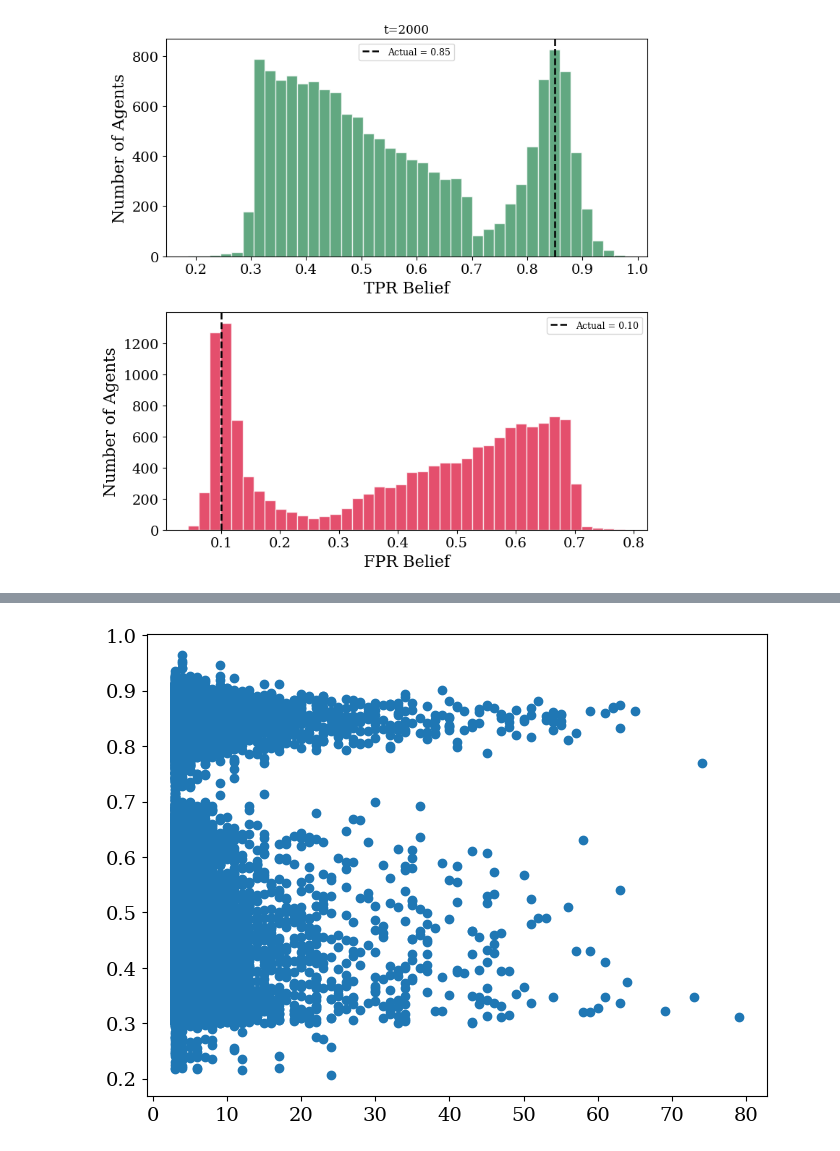
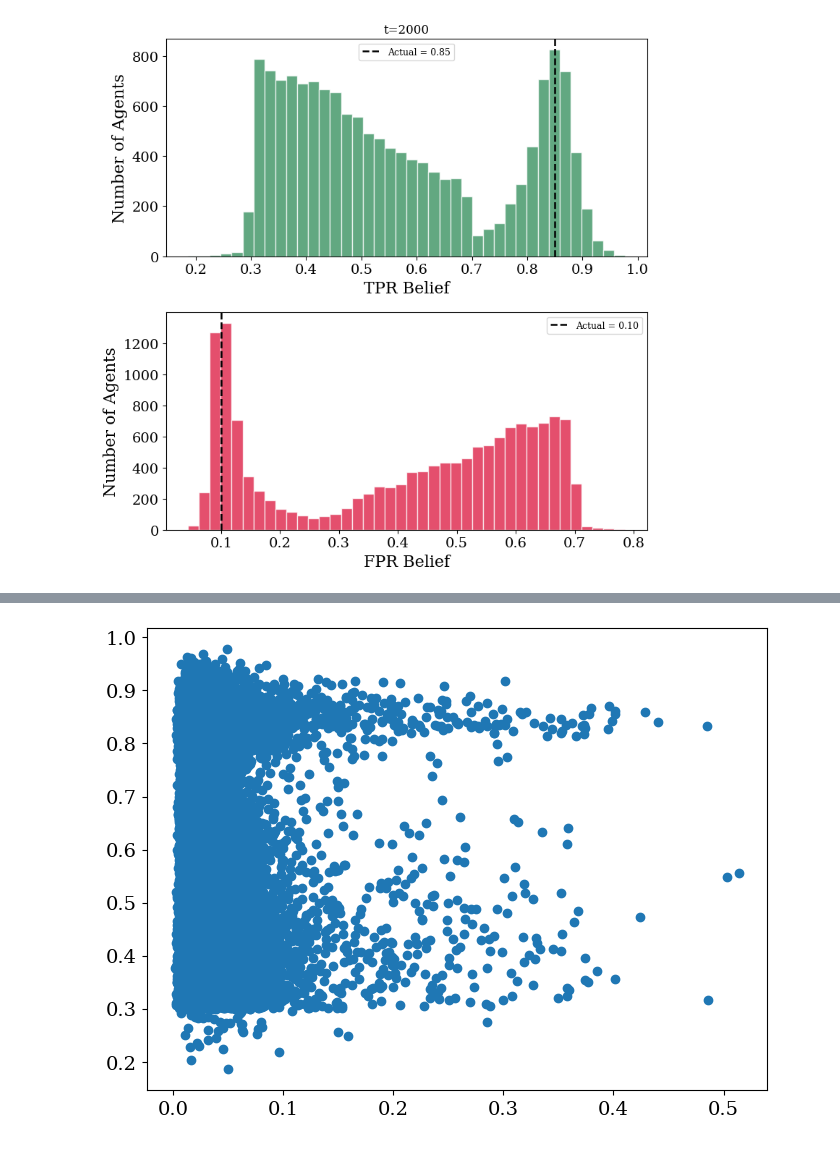
Before and after one commit to charlesaugdupont/deepfake-percolation, a Jupyter notebook: notebooks/burnin-results.ipynb, the cells around one changed output, grey strips where cells are left out. Cells and saved outputs as stored; diff of their text form; code cells hidden in the pictures.

```diff
--- a/notebooks/burnin-results.ipynb
+++ b/notebooks/burnin-results.ipynb
@@ -112,9 +114,9 @@ TRUE_FPR, TRUE_TPR
 # %%
 plt.scatter(
-    chunk["node_degree"],
-    chunk["tpr_mean"]
+    end["eigenvector"],
+    end["tpr_mean"]
 )
 
 plt.show()
 # %% [output]
-[figure, old version]
+[figure, new version]
```
Also changed, not shown: parts of 14 cells of this notebook, 2 other files.
